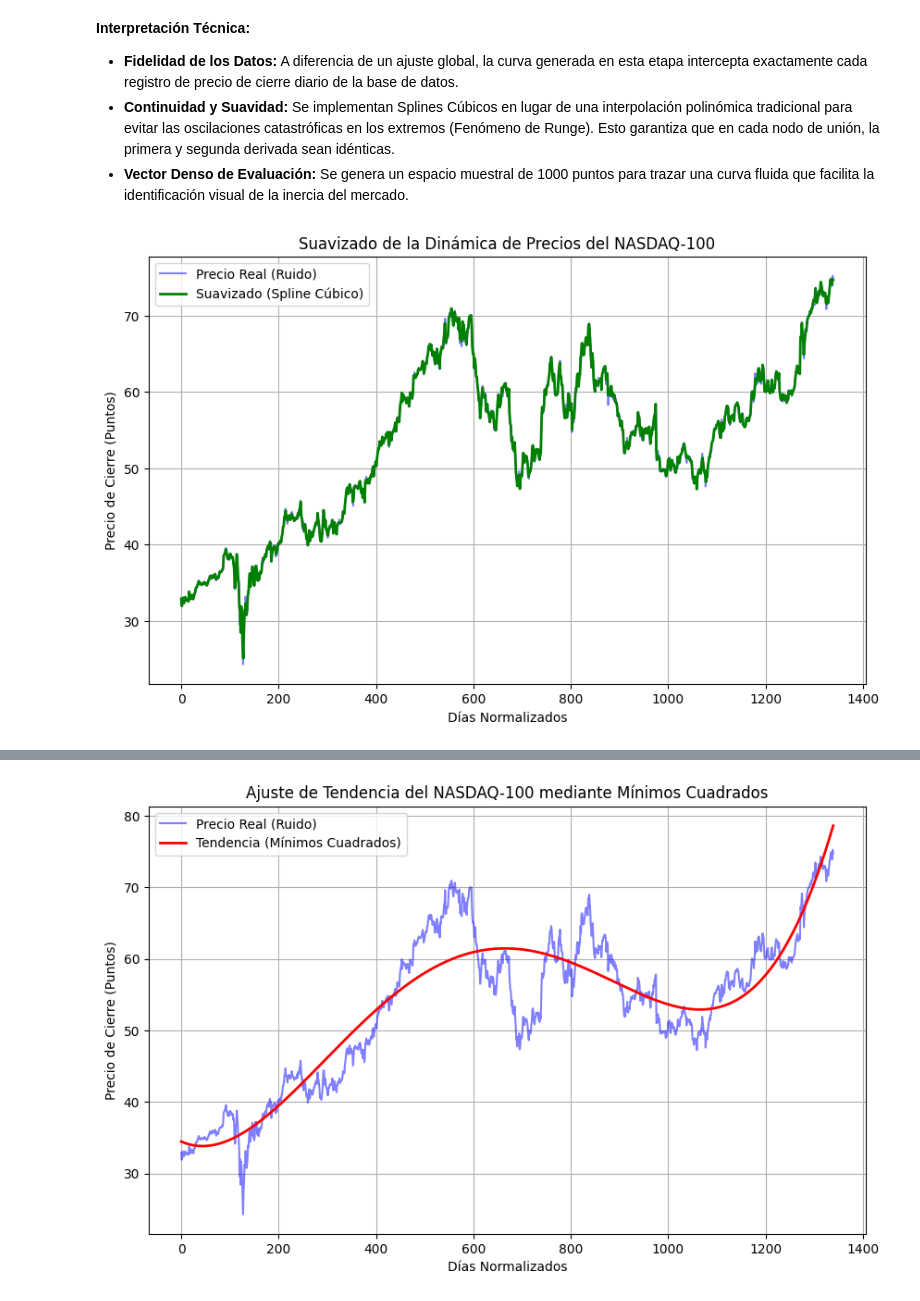
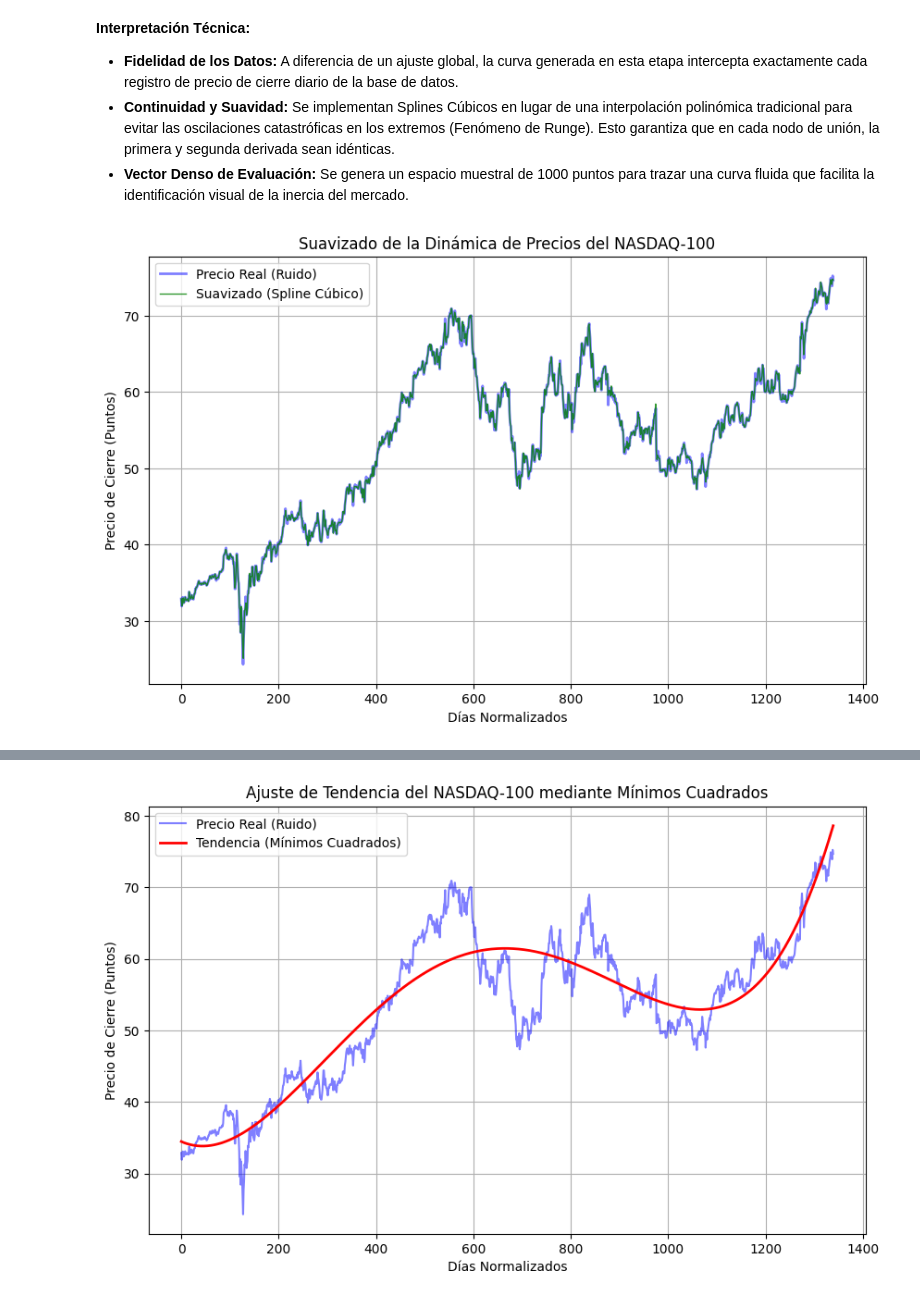
Before and after one commit to JhosuaS/Grupo-4-Finanzas, a Jupyter notebook: CODIGO/AvanceProyectoGrupo3.ipynb, the cells around one changed output, grey strips where cells are left out. Drawn from its saved outputs; the diff is of its cells as text; code cells hidden in the pictures.

```diff
--- a/CODIGO/AvanceProyectoGrupo3.ipynb
+++ b/CODIGO/AvanceProyectoGrupo3.ipynb
@@ -69,32 +69,32 @@ En esta fase, reconstruimos la trayectoria del índice NASDAQ-100 mitigando las
 * **Continuidad y Suavidad:** Se implementan Splines Cúbicos en lugar de una interpolación polinómica tradicional para evitar las oscilaciones catastróficas en los extremos (Fenómeno de Runge). Esto garantiza que en cada nodo de unión, la primera y segunda derivada sean idénticas.
 * **Vector Denso de Evaluación:** Se genera un espacio muestral de 1000 puntos para trazar una curva fluida que facilita la identificación visual de la inercia del mercado.
 # %%
-# 1. Preparación de vectores para la interpolación
+## 1. Preparación de vectores para la interpolación
 t = df_analisis['t'].values
 y = df_analisis['Close'].values
 
 # 2. Cálculo de los coeficientes del spline cúbico natural
 # Garantiza que la segunda derivada en los extremos sea cero
 spline = CubicSpline(t, y, bc_type='natural')
 
 # 3. Generación de un espacio muestral denso para visualización fluida
 t_suave = np.linspace(t.min(), t.max(), 1000)
 y_spline = spline(t_suave)
 
 # 4. Configuración del entorno gráfico estandarizado
 plt.figure(figsize=(10, 6))
 
 # Trazado de datos crudos con opacidad reducida para no saturar
-plt.plot(t, y, color='blue', alpha=0.5, label='Precio Real (Ruido)')
+plt.plot(t, y, color='blue', alpha=0.5, linewidth=2, label='Precio Real (Ruido)')
 
 # Trazado de la curva interpolada
-plt.plot(t_suave, y_spline, color='green', linewidth=2, label='Suavizado (Spline Cúbico)')
+plt.plot(t_suave, y_spline, color='green', alpha=0.8, linewidth=1, label='Suavizado (Spline Cúbico)')
 
 plt.title('Suavizado de la Dinámica de Precios del NASDAQ-100')
 plt.xlabel('Días Normalizados')
 plt.ylabel('Precio de Cierre (Puntos)')
 plt.legend()
 plt.grid(True)
 plt.show()
 # %% [output]
-[figure, old version]
+[figure, new version]
```
Also changed, not shown: parts of 5 cells of this notebook, 8 other files.
